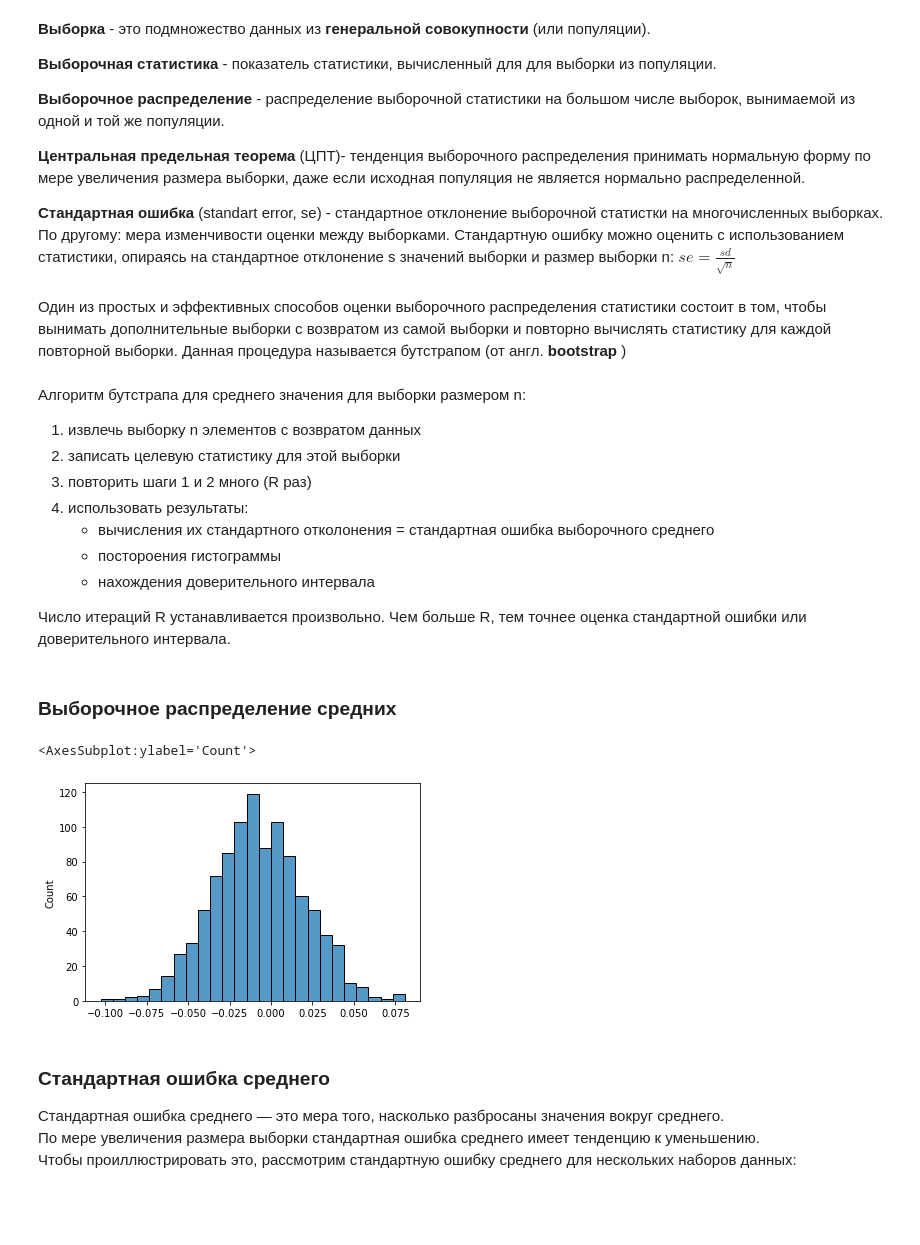
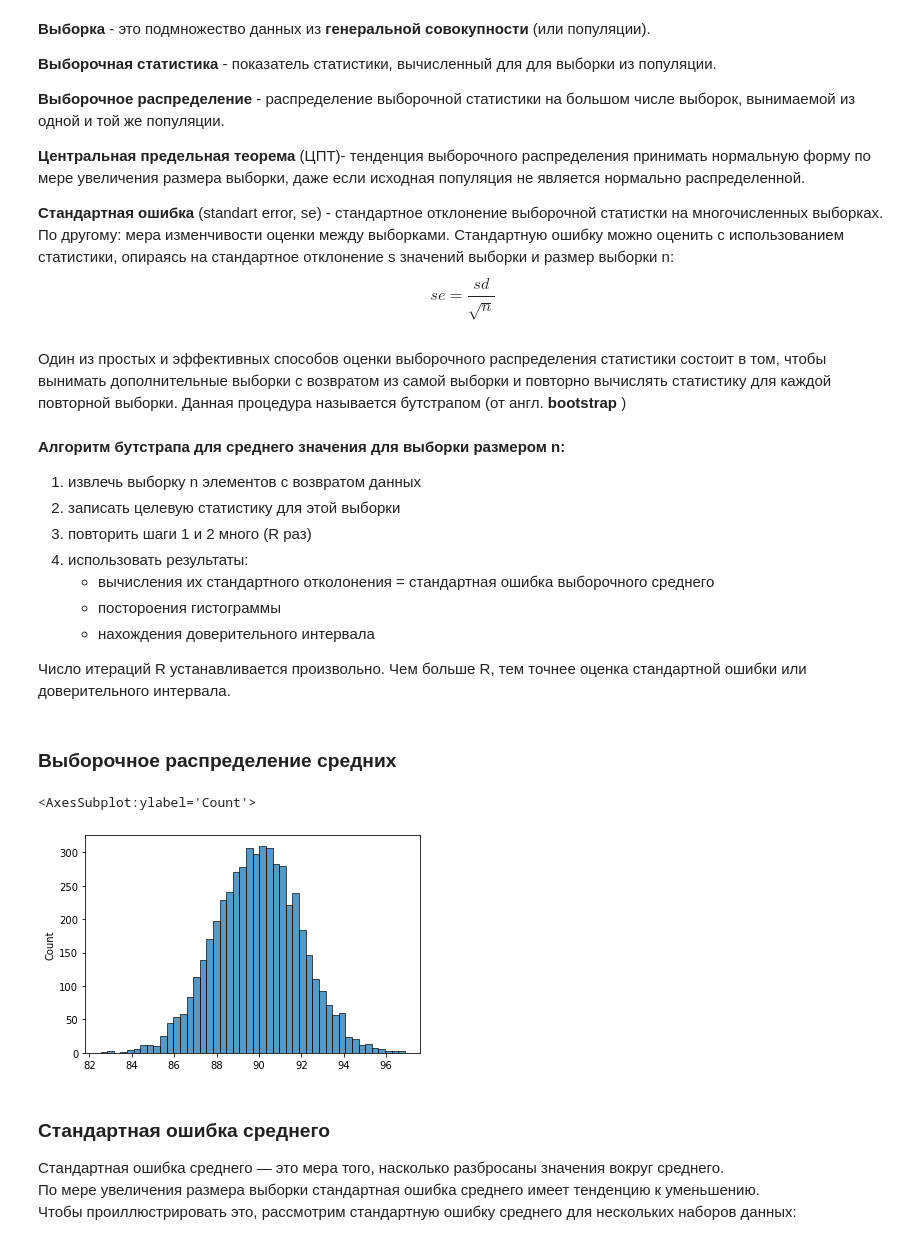
Before and after one commit to iaidarf/DS_tutorials, a Jupyter notebook: notebooks/bootstrap.ipynb, the cells around one changed output. Saved outputs shown, nothing was run; the diff lists cells and outputs as text; code cells hidden in the pictures; blank space fills up the shorter version.

```diff
--- a/notebooks/bootstrap.ipynb
+++ b/notebooks/bootstrap.ipynb
@@ -9,6 +10,7 @@ from scipy import stats
 from scipy. stats import sem # для определения стандартной ошибки среднего
 # %%
 # сгенерируем массив случайных значений с нормальным распределением
-population = np.random.normal(size=5000)
+# это будет наша генеральная совокупность
+population = np.random.normal(loc=90, scale=20, size=5000)
 population
 # %% [output]
@@ -41,11 +43,11 @@ sns.histplot(data=population)
 **Центральная предельная теорема** (ЦПТ)- тенденция выборочного распределения принимать нормальную форму по мере увеличения размера выборки, даже если исходная популяция не является нормально распределенной.
 
 **Стандартная ошибка** (standart error, se) - стандартное отклонение выборочной статистки на многочисленных выборках. По другому: мера изменчивости оценки между выборками. Стандартную ошибку можно оценить с использованием статистики, опираясь на стандартное отклонение s значений выборки и размер выборки n:
-$se=\frac{sd}{\sqrt{n}}$
+$$se=\frac{sd}{\sqrt{n}}$$
 # %% [markdown]
 Один из простых и эффективных способов оценки выборочного распределения статистики состоит в том, чтобы вынимать дополнительные выборки с возвратом из самой выборки и повторно вычислять статистику для каждой повторной выборки. Данная процедура называется бутстрапом (от англ. **bootstrap** )
 # %% [markdown]
-Алгоритм бутстрапа для среднего значения для выборки размером n:
+**Алгоритм бутстрапа для среднего значения для выборки размером n:**
 1. извлечь выборку n элементов с возвратом данных
 2. записать целевую статистику для этой выборки
 3. повторить шаги 1 и 2 много (R раз)
@@ -60,24 +62,24 @@ $se=\frac{sd}{\sqrt{n}}$
 # %%
 # бустраповская выборка
 # отберем n случайных элементов r раз
 # сохраним все эти выборки
-n = 1000
-r = 1000
+n = 100
+r = 5000
 samples = [] # список для хранения всех выборок
 for _ in range(r):
     z = random.sample(list(population), n) # сгенерируем случаную выборку n-элементов из популяции
     samples.append(z)
 
 # посчитаем среднюю для каждой выборки, сохраним в виде списка и посторим по нему гистограмму,
 # и убедимся, что средние по всем выборкам (распределение выборочных средних) имеют нормальное распределение
 m = []
 for sample in samples:
     m.append(np.array(sample).mean())
 
 sns.histplot(data=m)
 # %% [output]
 <AxesSubplot:ylabel='Count'>
-[figure, old version]
+[figure, new version]
 # %% [markdown]
 ### Стандартная ошибка среднего
 
```
Also changed, not shown: parts of 26 cells of this notebook.
